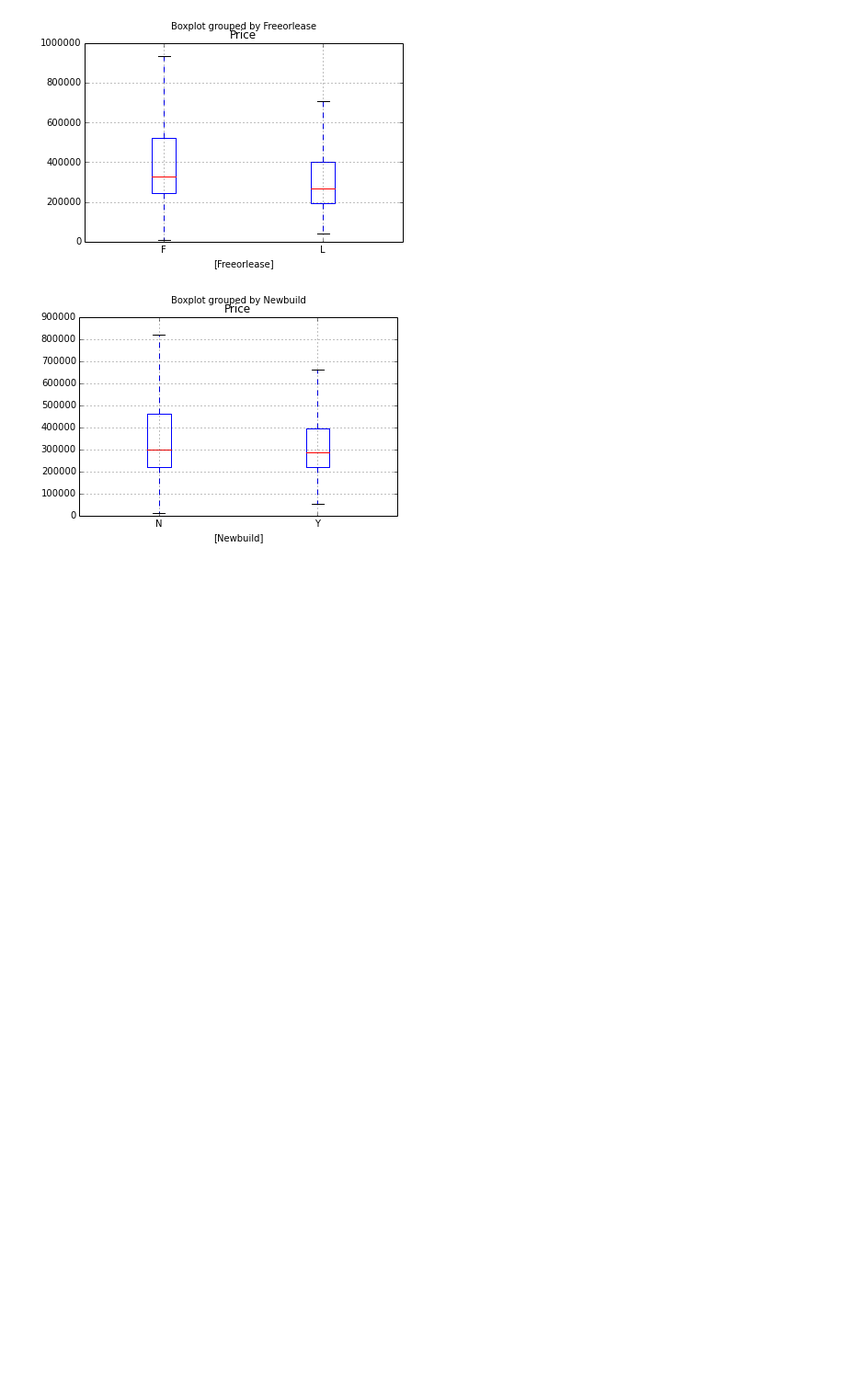
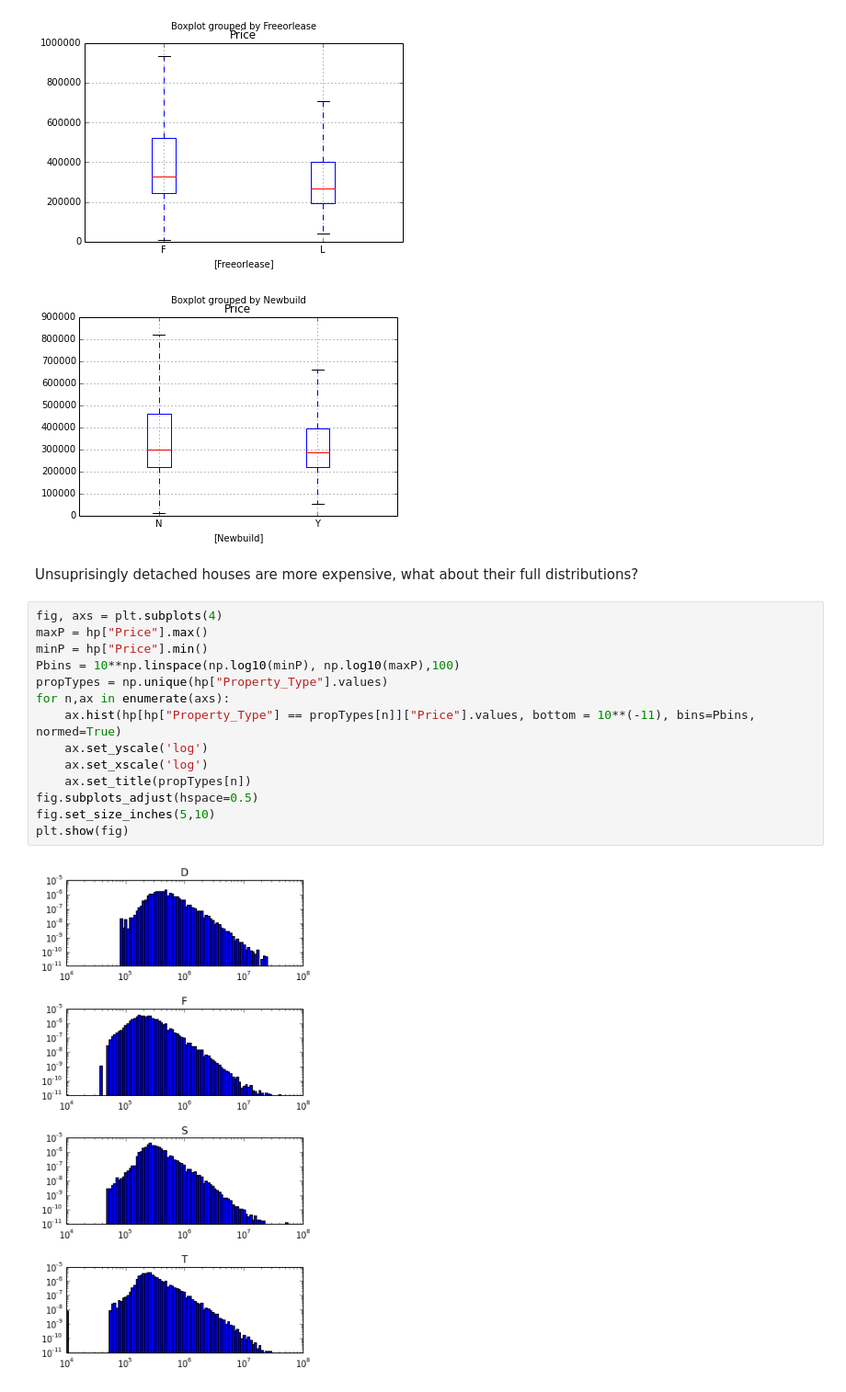
Before and after one commit to ijmbarr/SDC, a Jupyter notebook: Analysis/HousePriceExplore.ipynb, the cells around one changed output. Shown at 92% size. Drawn from its saved outputs; the diff is of its cells as text; blank space fills up the shorter version.

```diff
--- a/Analysis/HousePriceExplore.ipynb
+++ b/Analysis/HousePriceExplore.ipynb
@@ -51,3 +54,21 @@ hp.boxplot(column="Price", by ="Newbuild", sym="");
 [figure]
 [figure]
 [figure]
+# %% [markdown]
+Unsuprisingly detached houses are more expensive, what about their full distributions?
+# %%
+fig, axs = plt.subplots(4)
+maxP = hp["Price"].max()
+minP = hp["Price"].min()
+Pbins = 10**np.linspace(np.log10(minP), np.log10(maxP),100)
+propTypes = np.unique(hp["Property_Type"].values)
+for n,ax in enumerate(axs):
+    ax.hist(hp[hp["Property_Type"] == propTypes[n]]["Price"].values, bottom = 10**(-11), bins=Pbins, normed=True)
+    ax.set_yscale('log')
+    ax.set_xscale('log')
+    ax.set_title(propTypes[n])
+fig.subplots_adjust(hspace=0.5)
+fig.set_size_inches(5,10)
+plt.show(fig)
+# %% [output]
+[figure, added]
```
Also changed, not shown: parts of 25 cells of this notebook, 2 other files.
